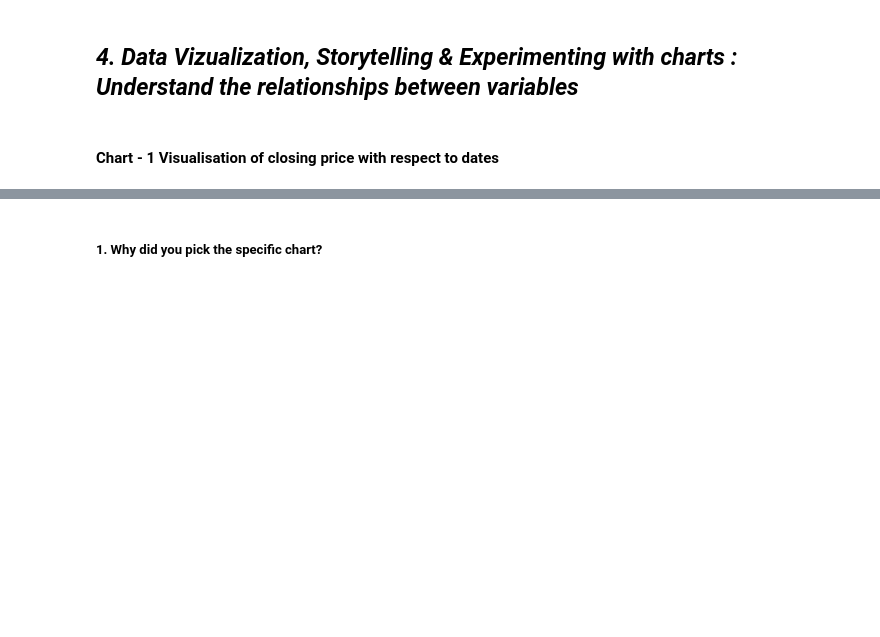
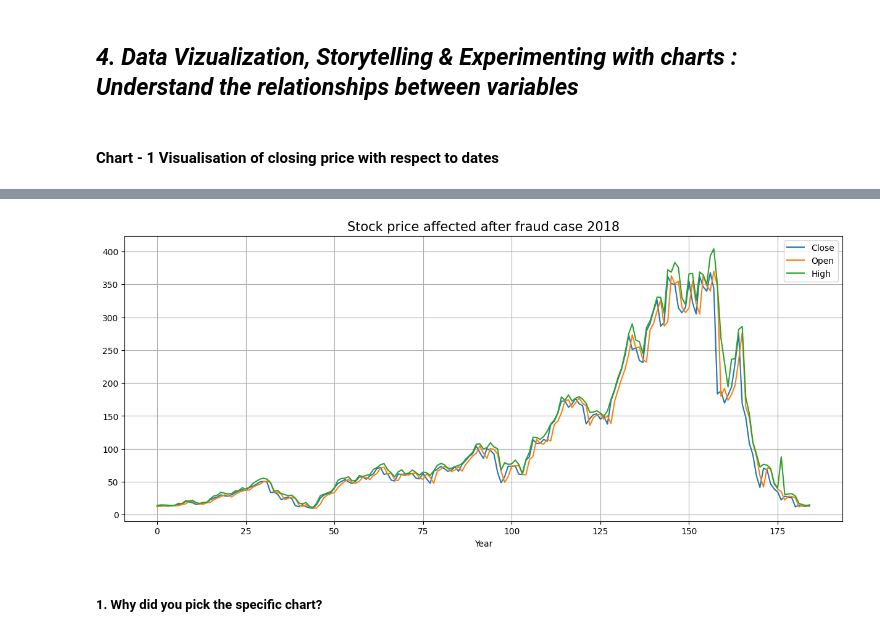
Before and after one commit to somyakmukherjee/Yes-Bank-Stock-Price-Machine-Learning-Capstone, a Jupyter notebook: Capstone_Project_Regression_Yes_Bank_Stock_Closing_Price_Prediction.ipynb, the cells around one changed output, grey strips where cells are left out. Cells and saved outputs as stored; diff of their text form; code cells hidden in the pictures; blank space fills up the shorter version.

```diff
--- a/Capstone_Project_Regression_Yes_Bank_Stock_Closing_Price_Prediction.ipynb
+++ b/Capstone_Project_Regression_Yes_Bank_Stock_Closing_Price_Prediction.ipynb
@@ -241,13 +354,15 @@ plt.show()
 # %%
-# Plot the Line for each numerical column and see how stock price is affected after fraud case 2018
-plt.figure(figsize=(15,10))
+# Plot the Line for each numerical column(Open, Close, High) and see how stock price is affected after fraud case 2018
+plt.figure(figsize=(15,6))
 plt.plot(df['Close'])
 plt.plot(df['Open'])
 plt.plot(df['High'])
 plt.legend(['Close','Open','High'])
-plt.title("Stock price affected after fraud case 2018", fontsize=25)
-plt.xlabel("Year")
+plt.title("Stock price affected after fraud case 2018", fontsize=15)
+plt.xlabel("Year", fontsize=10)
 plt.grid()
+# %% [output]
+[figure, added]
 # %% [markdown]
 ##### 1. Why did you pick the specific chart?
 # %% [markdown]
```
Also changed, not shown: parts of 315 cells of this notebook.
